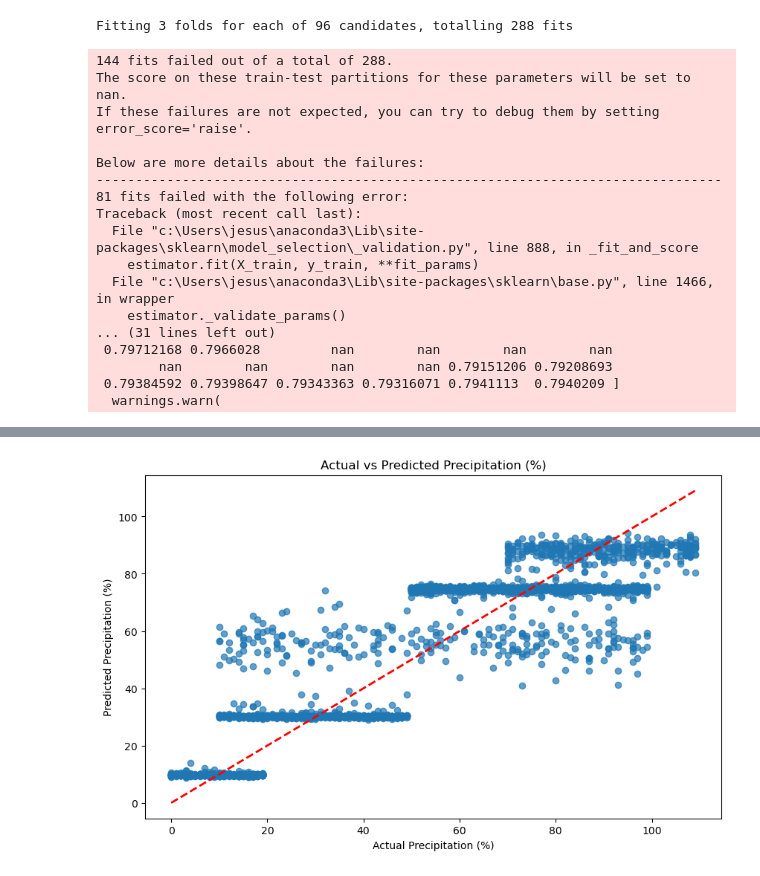
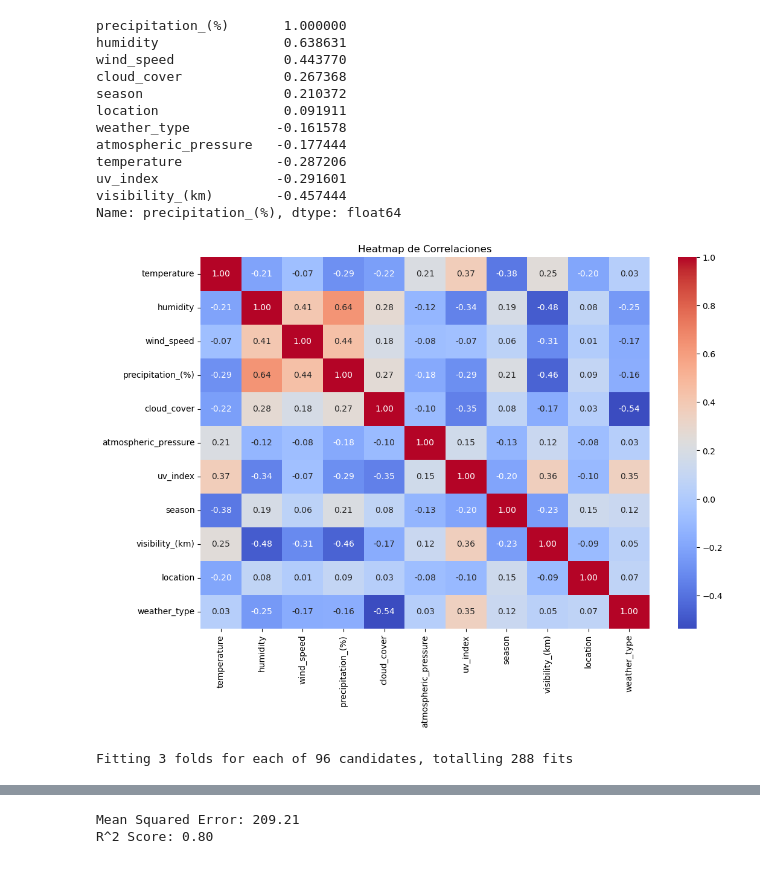
Before and after one commit to jesuserro/weather-prediction-machine-learning, a Jupyter notebook: src/8_random_forest_regressor.ipynb, the cells around one changed output, grey strips where cells are left out. Drawn from its saved outputs; the diff is of its cells as text; code cells hidden in the pictures.

```diff
--- a/src/8_random_forest_regressor.ipynb
+++ b/src/8_random_forest_regressor.ipynb
@@ -50,12 +1,35 @@ Name: precipitation_(%), dtype: float64
 # %%
+import pandas as pd
+import numpy as np
+import matplotlib.pyplot as plt
+import seaborn as sns
+from sklearn.model_selection import train_test_split, GridSearchCV
+from sklearn.preprocessing import StandardScaler, LabelEncoder
+from sklearn.ensemble import RandomForestRegressor
+from sklearn.metrics import mean_squared_error, r2_score
+
+# Cargar los datos
+data = pd.read_csv('../data/processed/weather_classification_data.csv')
+
 # Preprocesar los datos
 # Codificar variables categóricas
 label_encoder = LabelEncoder()
-for column in data.select_dtypes(include='object').columns:
+categorical_columns = ['cloud_cover', 'season', 'location', 'weather_type']
+for column in categorical_columns:
     data[column] = label_encoder.fit_transform(data[column])
 
 # Seleccionar variable objetivo
 target = 'precipitation_(%)'
+
+# Mostrar la correlación entre las características y el objetivo
+correlation = data.corr()
+print(correlation[target].sort_values(ascending=False))
+
+# Visualizar el heatmap de correlaciones
+plt.figure(figsize=(12, 8))
+sns.heatmap(correlation, annot=True, cmap='coolwarm', fmt='.2f')
+plt.title('Heatmap de Correlaciones')
+plt.show()
 
 # Separar características y etiquetas
 X = data.drop(target, axis=1)
@@ -78,48 +52,56 @@ param_grid = {
     'min_samples_leaf': [1, 2],
     'bootstrap': [True, False]
 }
 
 grid_search = GridSearchCV(estimator=RandomForestRegressor(), param_grid=param_grid, cv=3, n_jobs=-1, verbose=2)
 grid_search.fit(X_train_scaled, y_train)
 
 # Entrenar el modelo con los mejores parámetros
 best_params = grid_search.best_params_
 rnd_reg = RandomForestRegressor(**best_params)
 rnd_reg.fit(X_train_scaled, y_train)
 
 # Predecir
 y_pred = rnd_reg.predict(X_test_scaled)
 
 # Evaluar
 mse = mean_squared_error(y_test, y_pred)
 r2 = r2_score(y_test, y_pred)
 print(f'Mean Squared Error: {mse:.2f}')
 print(f'R^2 Score: {r2:.2f}')
 
+# Importancia de las características
+feature_importances = rnd_reg.feature_importances_
+features = X.columns
+importance_df = pd.DataFrame({'Feature': features, 'Importance': feature_importances})
+importance_df = importance_df.sort_values(by='Importance', ascending=False)
+
+# Visualizar la importancia de las características
+plt.figure(figsize=(12, 8))
+sns.barplot(x='Importance', y='Feature', data=importance_df)
+plt.title('Importancia de las Características')
+plt.show()
+
 # Visualizar los resultados
 plt.figure(figsize=(10, 6))
 plt.scatter(y_test, y_pred, alpha=0.7)
 plt.plot([y_test.min(), y_test.max()], [y_test.min(), y_test.max()], '--r', linewidth=2)
 plt.xlabel('Actual Precipitation (%)')
 plt.ylabel('Predicted Precipitation (%)')
 plt.title('Actual vs Predicted Precipitation (%)')
 plt.show()
 # %% [output]
-Fitting 3 folds for each of 96 candidates, totalling 288 fits
+precipitation_(%)       1.000000
+humidity                0.638631
+wind_speed              0.443770
+cloud_cover             0.267368
+season                  0.210372
+location                0.091911
+weather_type           -0.161578
+atmospheric_pressure   -0.177444
+temperature            -0.287206
+uv_index               -0.291601
+visibility_(km)        -0.457444
+Name: precipitation_(%), dtype: float64
+[figure, new version]
-144 fits failed out of a total of 288.
-The score on these train-test partitions for these parameters will be set to nan.
-If these failures are not expected, you can try to debug them by setting error_score='raise'.
-
-Below are more details about the failures:
---------------------------------------------------------------------------------
-81 fits failed with the following error:
-Traceback (most recent call last):
-  File "c:\Users\jesus\anaconda3\Lib\site-packages\sklearn\model_selection\_validation.py", line 888, in _fit_and_score
-    estimator.fit(X_train, y_train, **fit_params)
-  File "c:\Users\jesus\anaconda3\Lib\site-packages\sklearn\base.py", line 1466, in wrapper
-    estimator._validate_params()
-... (31 lines left out)
- 0.79712168 0.7966028         nan        nan        nan        nan
-        nan        nan        nan        nan 0.79151206 0.79208693
- 0.79384592 0.79398647 0.79343363 0.79316071 0.7941113  0.7940209 ]
-  warnings.warn(
+Fitting 3 folds for each of 96 candidates, totalling 288 fits
@@ -128 +125,2 @@ R^2 Score: 0.79
-[figure, old version]
+Mean Squared Error: 209.21
+R^2 Score: 0.80
```
Also changed, not shown: parts of 4 cells of this notebook.
